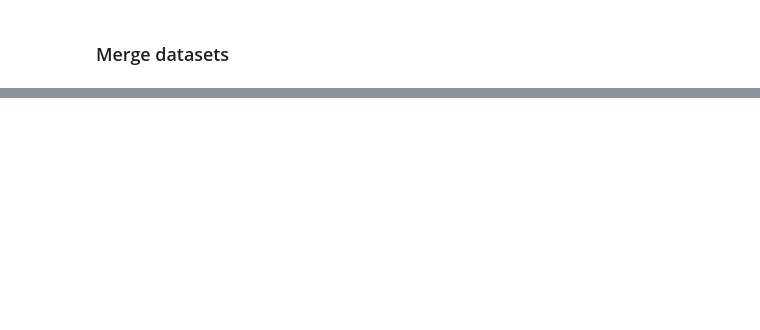
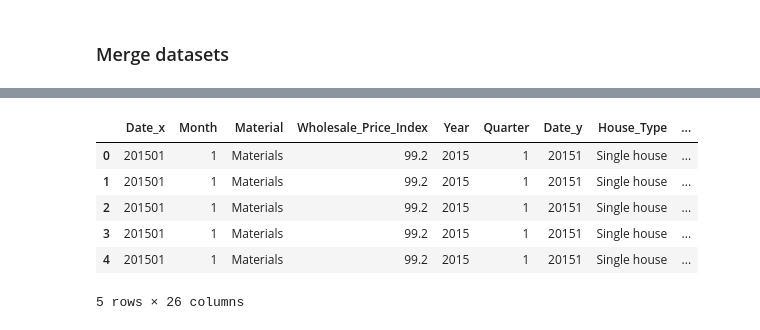
Before and after one commit to aytenkermencct/assesment_cct, a Jupyter notebook: dataPreperation.ipynb, the cells around one changed output, grey strips where cells are left out. Cells and saved outputs as stored; diff of their text form; code cells hidden in the pictures; blank space fills up the shorter version.

```diff
--- a/dataPreperation.ipynb
+++ b/dataPreperation.ipynb
@@ -435,0 +457,11 @@ df_final.head()
+# %%
+df_final=df_final.merge(df_pivot,on='Year')
+df_final.head()
+# %% [output]
+|  | Date_x | Month | Material | Wholesale_Price_Index | Year | Quarter | Date_y | House_Type | ... |
+| 0 | 201501 | 1 | Materials | 99.2 | 2015 | 1 | 20151 | Single house | ... |
+| 1 | 201501 | 1 | Materials | 99.2 | 2015 | 1 | 20151 | Single house | ... |
+| 2 | 201501 | 1 | Materials | 99.2 | 2015 | 1 | 20151 | Single house | ... |
+| 3 | 201501 | 1 | Materials | 99.2 | 2015 | 1 | 20151 | Single house | ... |
+| 4 | 201501 | 1 | Materials | 99.2 | 2015 | 1 | 20151 | Single house | ... |
+5 rows × 26 columns
```
Also changed, not shown: parts of 16 cells of this notebook.
